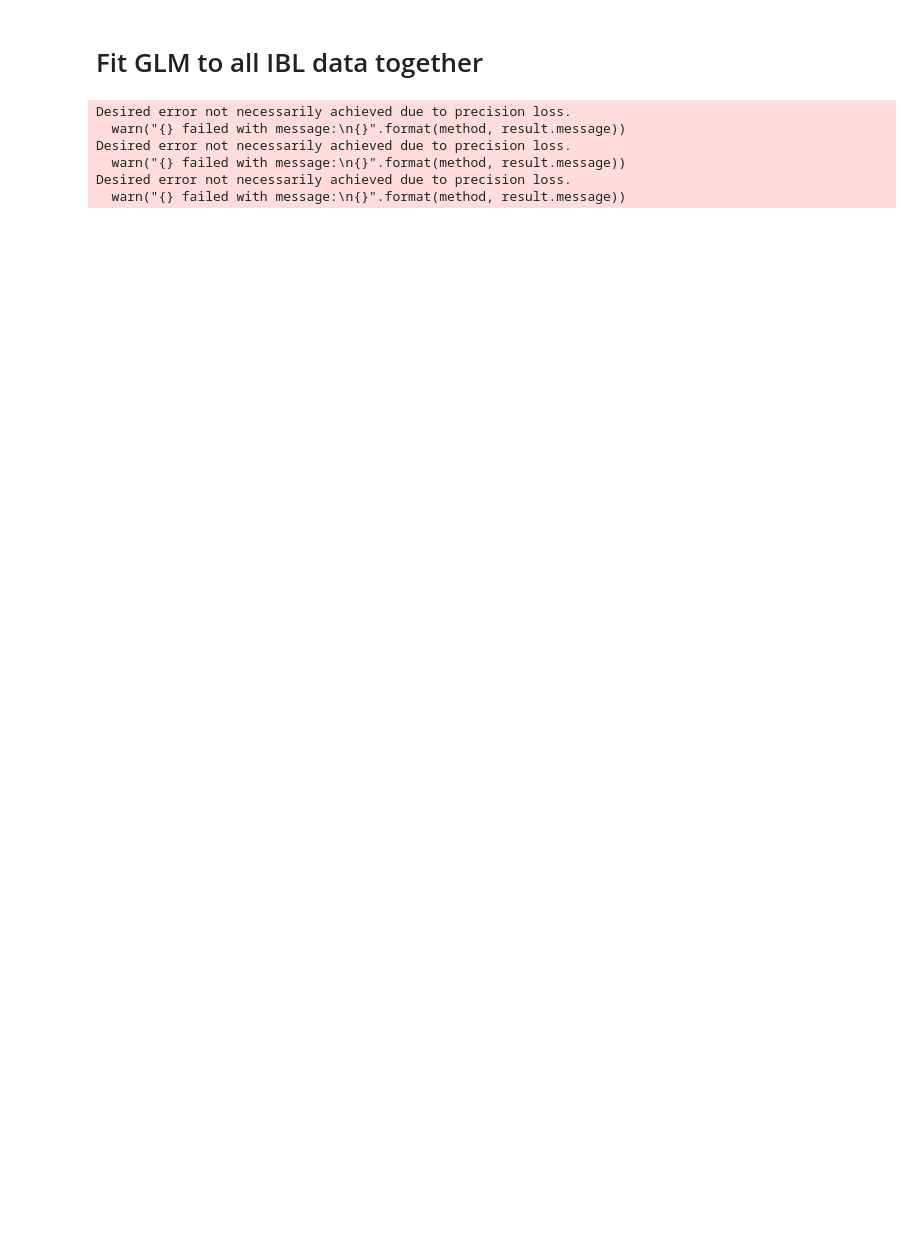
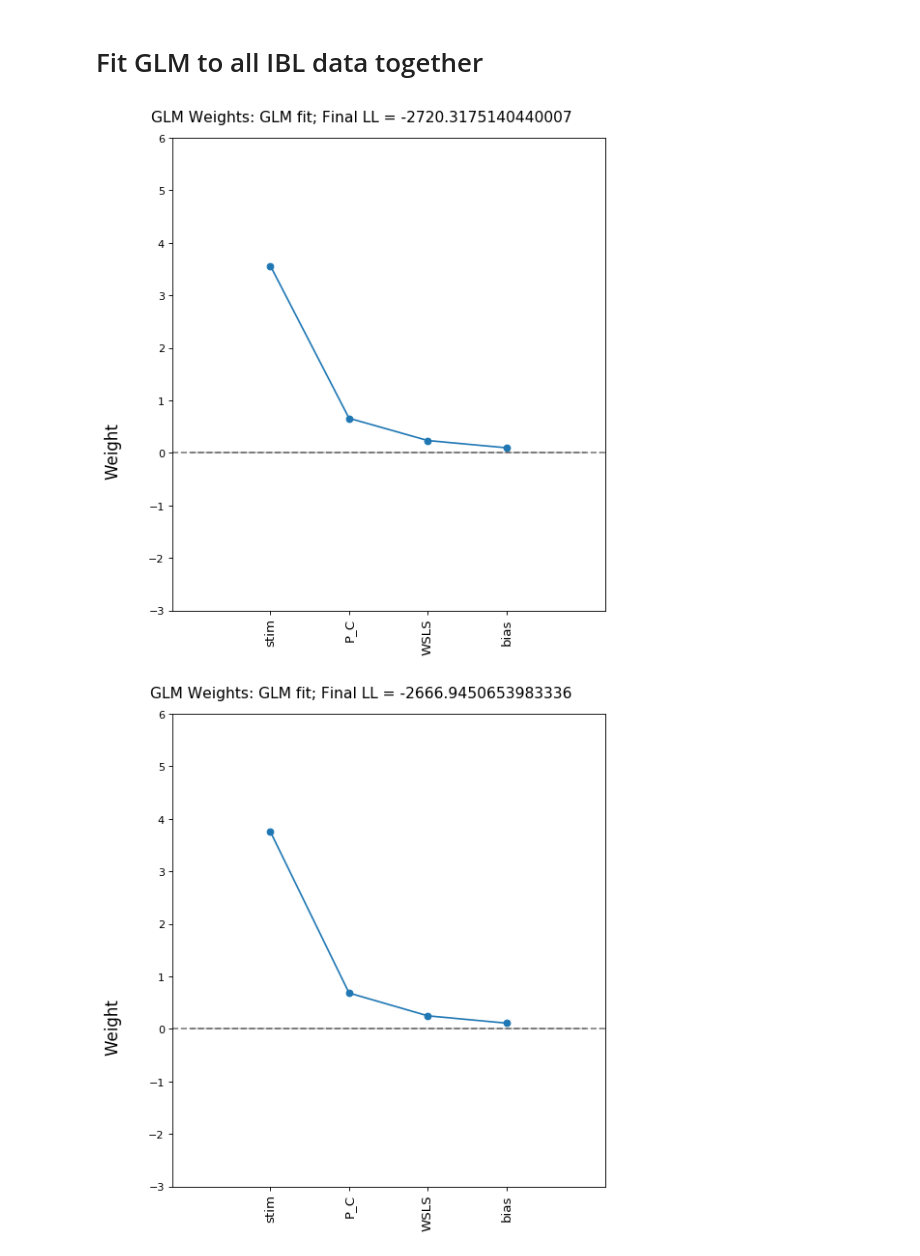
Before and after one commit to ineslaranjeira/representation_learning_variability, a Jupyter notebook: Models/GLMHMM/2_fit_models/fit_glm/profficient/1_fit_glm_all_ibl_animals_together.ipynb, the cells around one changed output. Saved outputs shown, nothing was run; the diff lists cells and outputs as text; code cells hidden in the pictures; blank space fills up the shorter version.

Commit message:
Adapting GLM-HMM for proficient mice

```diff
--- a/Models/GLMHMM/2_fit_models/fit_glm/profficient/1_fit_glm_all_ibl_animals_together.ipynb
+++ b/Models/GLMHMM/2_fit_models/fit_glm/profficient/1_fit_glm_all_ibl_animals_together.ipynb
@@ -33,18 +33,18 @@ data_dir = '/home/ines/repositories/representation_learning_variability/DATA/GLM
 Create folders to save processed data
 """
 # Create directories for saving data:
-processed_ibl_data_path = data_dir + "data_for_cluster/" + "data_by_animal"
+processed_ibl_data_path = data_dir + "data_for_cluster/" + "data_by_animal/"
 
 # Create directory for results:
-results_dir = '../../results/ibl_global_fit/'
+results_dir = '../../../results/proficient/ibl_global_fit/'
 if not os.path.exists(results_dir):
     os.makedirs(results_dir)
 # %%
 # Fit GLM to all data
-animal_file = processed_ibl_data_path + 'all_animals_concat.npz'
+animal_file = data_dir + "data_for_cluster/" + 'all_animals_concat.npz'
 inpt, y, bin_data = load_data(animal_file)
-bin_fold_lookup_table = load_session_fold_lookup(
-    processed_ibl_data_path + 'all_animals_concat_session_fold_lookup.npz')
+session_fold_lookup_table = load_session_fold_lookup(
+    data_dir + "data_for_cluster/" + 'all_animals_concat_session_fold_lookup.npz')
 
 for fold in range(num_folds):
     # Subset to relevant covariates for covar set of interest:
@@ -58,49 +58,45 @@ for fold in range(num_folds):
 
     trials_idx = np.arange(len(y))
     keep_fold = trials_idx[
-        np.where(bin_fold_lookup_table != fold)]  # TODO: what is y == -1?
+        np.where(session_fold_lookup_table[:, 1] != fold)]  # TODO: what is y == -1?
 
 
     keep_y = [y[id, 0] != -1
         for id, binn in enumerate(trials_idx)]
     keep_y = trials_idx[keep_y]
     idx_to_keep = np.sort(np.intersect1d(keep_y, keep_fold))
     idx_this_fold = trials_idx[idx_to_keep]
 
     this_inpt, this_y, this_session = inpt[idx_this_fold, :], \
                                         y[idx_this_fold, :], \
                                         bin_data[idx_this_fold]
 
 
     assert len(
         np.unique(this_y)
     ) == 2, "choice vector should only include 2 possible values"
     train_size = this_inpt.shape[0]
 
     M = this_inpt.shape[1]
     loglikelihood_train_vector = []
 
     for iter in range(N_initializations):  # GLM fitting should be
         # independent of initialization, so fitting multiple
         # initializations is a good way to check that everything is
         # working correctly
         loglikelihood_train, recovered_weights = fit_glm([this_inpt],
                                                             [this_y], M, C)
         weights_for_plotting = append_zeros(recovered_weights)
-        #plot_input_vectors(weights_for_plotting,
-        #                    figure_directory,
-        #                    title="GLM fit; Final LL = " +
-        #                    str(loglikelihood_train),
-        #                    save_title='init' + str(iter),
-        #                    labels_for_plot=labels_for_plot)
+        plot_input_vectors(weights_for_plotting,
+                            figure_directory,
+                            title="GLM fit; Final LL = " +
+                            str(loglikelihood_train),
+                            save_title='init' + str(iter),
+                            labels_for_plot=labels_for_plot)
         loglikelihood_train_vector.append(loglikelihood_train)
         np.savez(
             figure_directory + 'variables_of_interest_iter_' + str(iter) +
             '.npz', loglikelihood_train, recovered_weights)
 # %% [output]
-Desired error not necessarily achieved due to precision loss.
-  warn("{} failed with message:\n{}".format(method, result.message))
-Desired error not necessarily achieved due to precision loss.
-  warn("{} failed with message:\n{}".format(method, result.message))
-Desired error not necessarily achieved due to precision loss.
-  warn("{} failed with message:\n{}".format(method, result.message))
+[figure, added]
+[figure, added]
```
Also changed, not shown: parts of 1 cell of this notebook, 15 other files.
